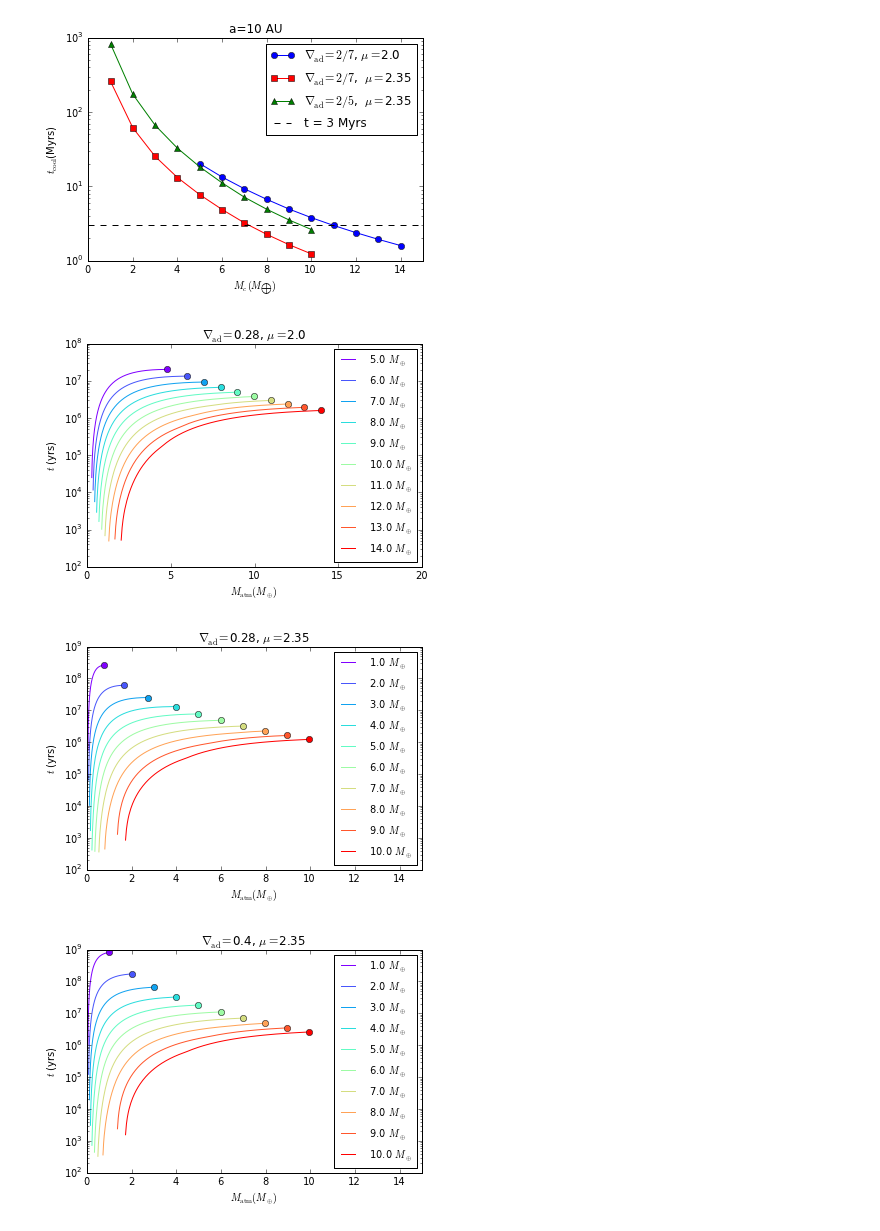
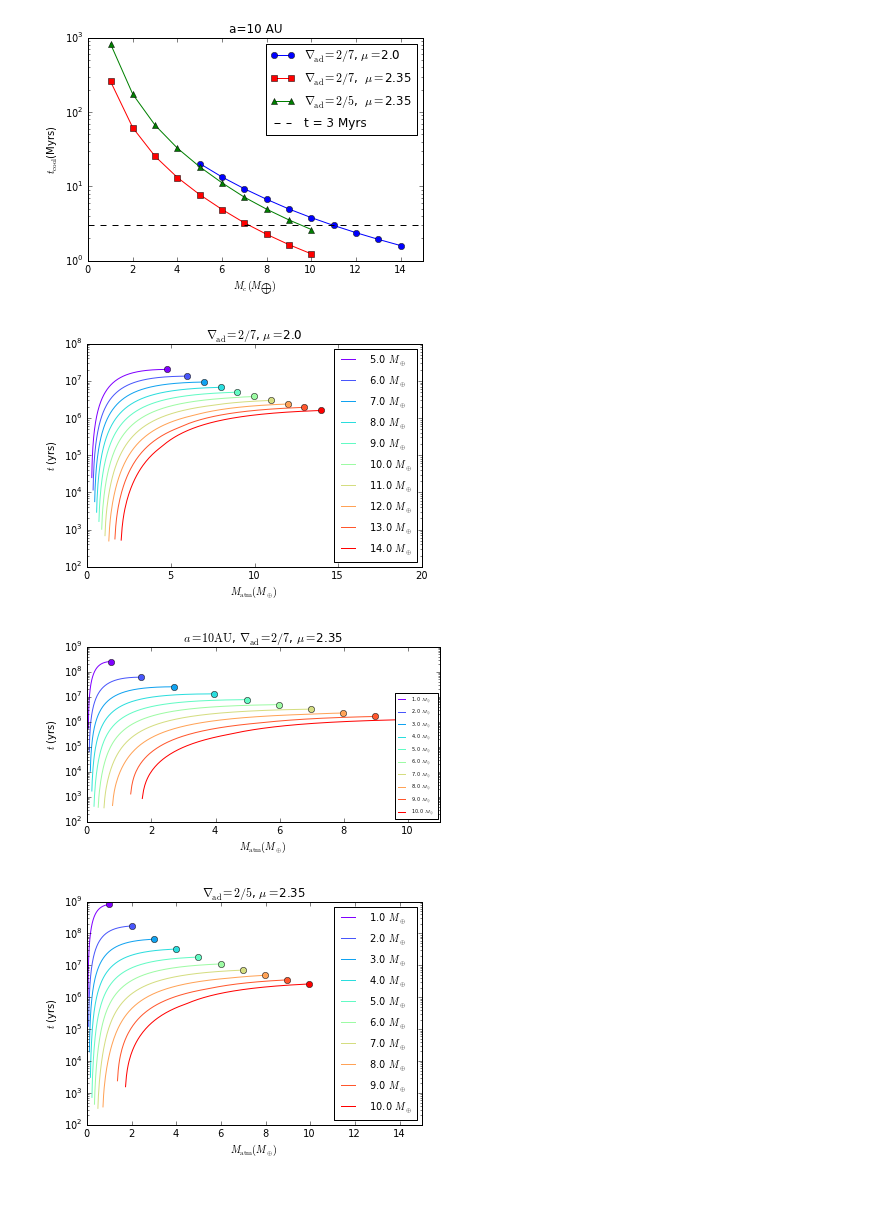
Before and after one commit to apiso/core_accretion, a Jupyter notebook: python/RadSGPoly/cooling_fixed_disklife.ipynb, the cells around one changed output. Saved outputs shown, nothing was run; the diff lists cells and outputs as text; code cells hidden in the pictures; blank space fills up the shorter version.

Commit message:
added accretion + poster plots, and scripts used to create them

```diff
--- a/python/RadSGPoly/cooling_fixed_disklife.ipynb
+++ b/python/RadSGPoly/cooling_fixed_disklife.ipynb
@@ -118,8 +118,8 @@ plt.show()
 # %%
 rnb = numpy.linspace(0, 256, 10)
 mtot = 0
-savefig = 1
-filename = 'cumul_coolingtime_vs_Matm_10au_Y0.0.pdf'
+savefig = 0
+filename = 'cumul_coolingtime_vs_Matm_10au_mu2.pdf'
 
 if mtot == 0:
 
@@ -139,40 +139,42 @@ else:
 
 plt.legend(loc = 4, prop = {'size':10})
 plt.ylabel(r'$t$ (yrs)')
-plt.title(r'$\nabla_{\mathrm{ad}}=$' + str(delad27)[:4] + ', $\mu=$' + str(mufn(Y00)))
+plt.title(r'$\nabla_{\mathrm{ad}}=2/7$, $\mu=$' + str(mufn(Y00)))
 if savefig != 0:
     plt.savefig(userpath + '/figs/ModelAtmospheres/RadSelfGravPoly/' + filename)
 # %% [output]
-[figure, old version]
+[figure, new version]
 # %%
 rnb = numpy.linspace(0, 256, 10)
 mtot = 0
 savefig = 1
-filename = 'cumul_coolingtime_vs_Matm_10au_Y0.3.pdf'
+filename = 'cumul_coolingtime_vs_Matm_10au_mu235.pdf'
 
+
+plt.figure(figsize = (10.75/1.7, 5.33/1.7))
 if mtot == 0:
 
     for i in range(10):
         plt.semilogy(param03[i].MB[1:] - Mc03[i], tcum03[i], c = cm.rainbow(numpy.int(rnb[i])), \
                      label = r' %s $M_{\oplus}$' % str(Mc03[i]))
         plt.semilogy(Mcrittot03[i] - Mc03[i], ttot03[i], 'o', c = cm.rainbow(numpy.int(rnb[i])))
     plt.xlabel(r'$M_{\mathrm{atm}}(M_{\oplus})$')
-    plt.xlim(0,15)
+    plt.xlim(0,11)
 
 else:
     for i in range(10):
         plt.semilogy(param03[i].MB[1:], tcum03[i], c = cm.rainbow(numpy.int(rnb[i])), \
                      label = r' %s $M_{\oplus}$' % str(Mc03[i]))
         plt.semilogy(Mcrittot03[i], ttot03[i], 'o', c = cm.rainbow(numpy.int(rnb[i])))
     plt.xlabel(r'$M(M_{\oplus})$')
 
-plt.legend(loc = 4, prop = {'size':10})
+plt.legend(loc = 4, prop = {'size':5})
 plt.ylabel(r'$t$ (yrs)')
-plt.title(r'$\nabla_{\mathrm{ad}}=$' + str(delad27)[:4] + ', $\mu=$' + str(mufn(Y03))[:4])
+plt.title(r'$a=10 \mathrm{AU}$, $\nabla_{\mathrm{ad}}=2/7$, $\mu=$' + str(mufn(Y03))[:4])
 if savefig != 0:
     plt.savefig(userpath + '/figs/ModelAtmospheres/RadSelfGravPoly/' + filename)
 # %% [output]
-[figure, old version]
+[figure, new version]
 # %%
 rnb = numpy.linspace(0, 256, 10)
 mtot = 0
```
Also changed, not shown: parts of 4 cells of this notebook, 12 other files.
